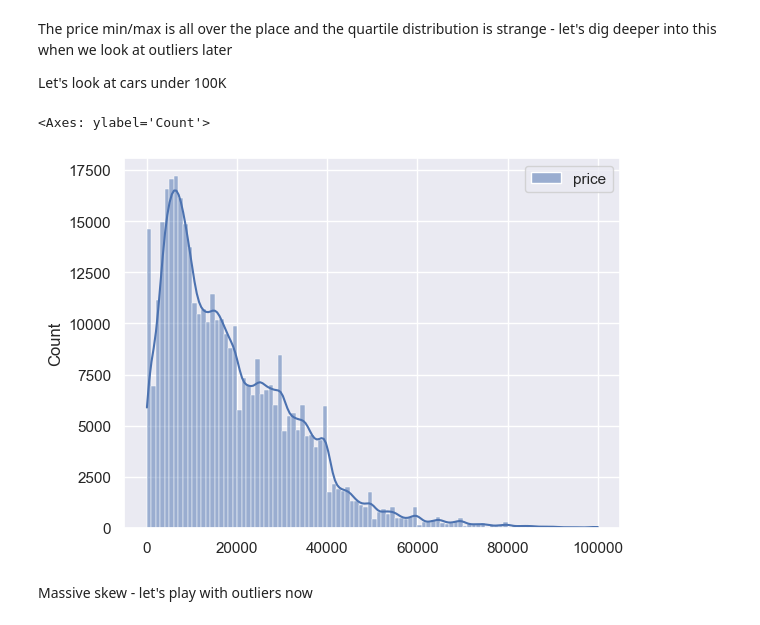
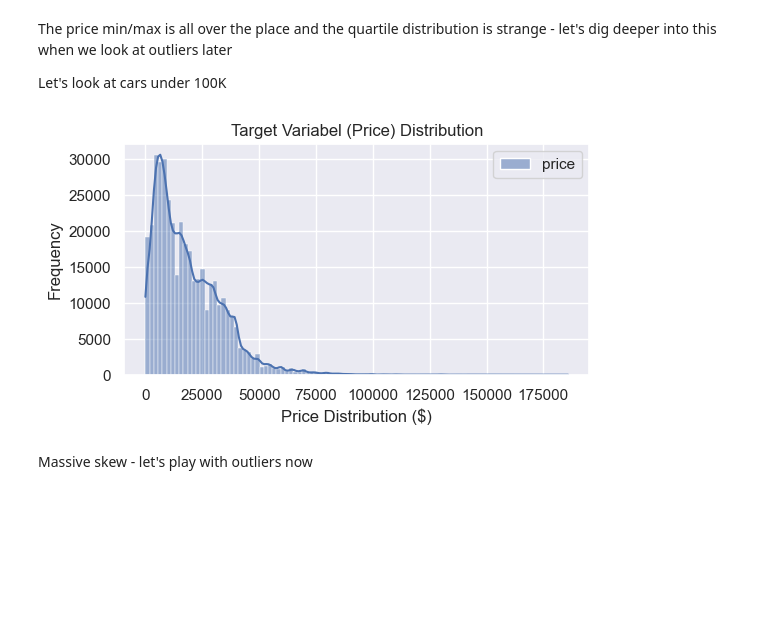
Before and after one commit to fazeelgm/UCB_ML_AI_PracticalApp_II, a Jupyter notebook: DataInvestigation.ipynb, the cells around one changed output. Saved outputs shown, nothing was run; the diff lists cells and outputs as text; code cells hidden in the pictures; blank space fills up the shorter version.

```diff
--- a/DataInvestigation.ipynb
+++ b/DataInvestigation.ipynb
@@ -180,11 +180,20 @@ The price min/max is all over the place and the quartile distribution is strange
 
 Let's look at cars under 100K
 # %%
-price_cap = 100000
+price_cap = 190000
+
+plt.figure(figsize=(6, 3))
 sns.histplot(vehicles_raw.query('price > 0 and price <= @price_cap')[['price']], bins=100, kde=True)
+
+plt.xlabel(f'Price Distribution ($)')
+plt.ylabel('Frequency')
+
+plt.title(f'Target Variabel (Price) Distribution')
+# plt.gca().invert_yaxis()
+plt.savefig('images/price_distribution.png')
+plt.show()
 # %% [output]
-<Axes: ylabel='Count'>
-[figure, old version]
+[figure, new version]
 # %% [markdown]
 Massive skew - let's play with outliers now
 # %% [markdown]
```
Also changed, not shown: parts of 3 cells of this notebook, 4 other files.
